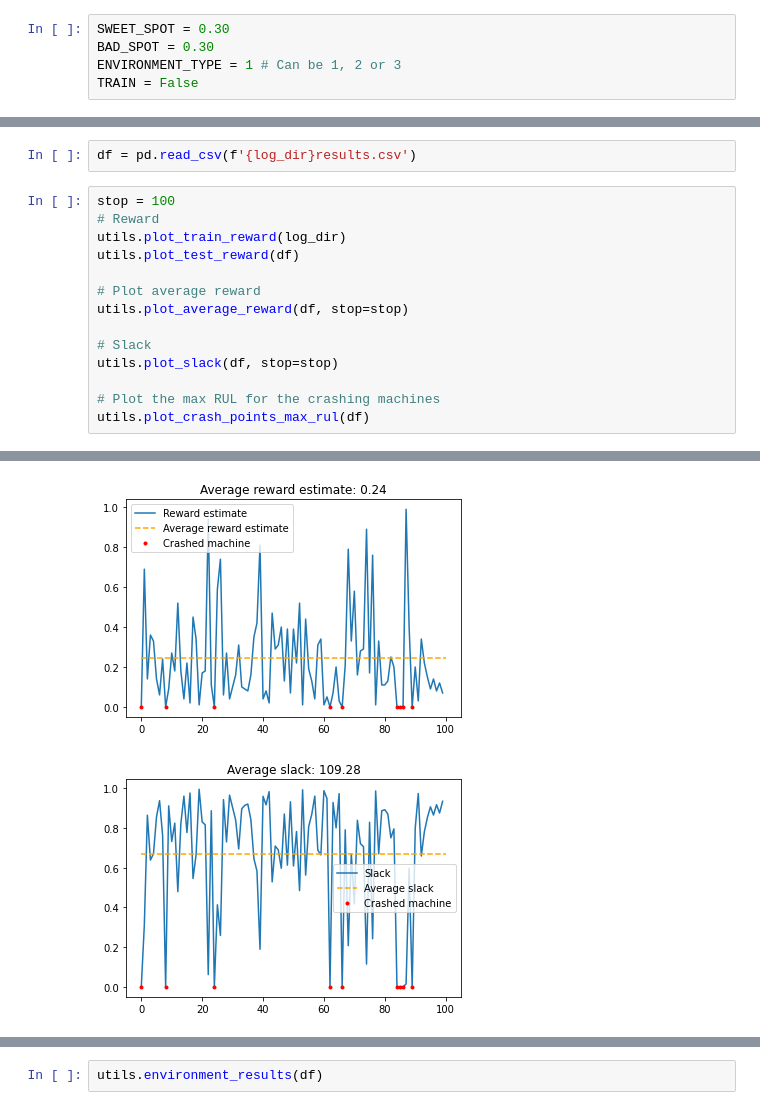
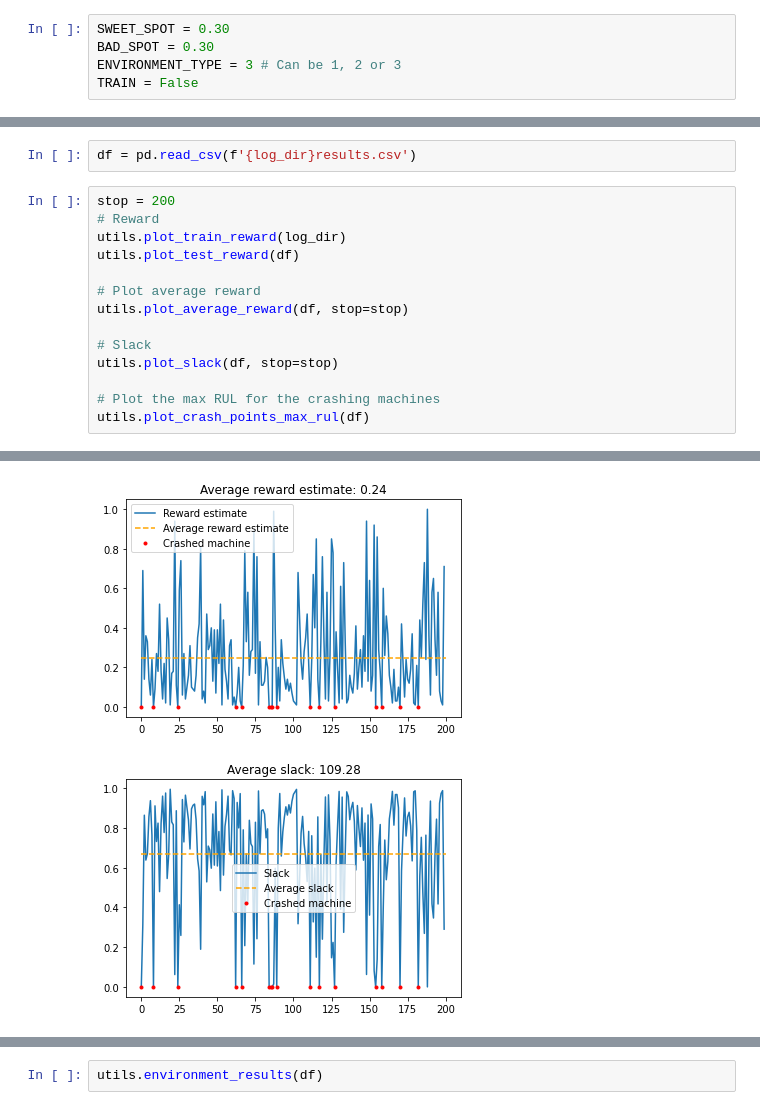
Before and after one commit to olestole/Turbine-RUL-RL, a Jupyter notebook: turbine-rul-rl.ipynb, the cells around one changed output, grey strips where cells are left out. Cells and saved outputs as stored; diff of their text form.

```diff
--- a/turbine-rul-rl.ipynb
+++ b/turbine-rul-rl.ipynb
@@ -16,7 +16,7 @@ import utils
 # %%
 SWEET_SPOT = 0.30
 BAD_SPOT = 0.30
-ENVIRONMENT_TYPE = 1 # Can be 1, 2 or 3
+ENVIRONMENT_TYPE = 3 # Can be 1, 2 or 3
 TRAIN = False
 # %%
 # Create log dir
@@ -221,24 +223,24 @@ log_dir
 # %%
 df = pd.read_csv(f'{log_dir}results.csv')
 # %%
-stop = 100
+stop = 200
 # Reward
 utils.plot_train_reward(log_dir)
 utils.plot_test_reward(df)
 
 # Plot average reward
 utils.plot_average_reward(df, stop=stop)
 
 # Slack
 utils.plot_slack(df, stop=stop)
 
 # Plot the max RUL for the crashing machines
 utils.plot_crash_points_max_rul(df)
 # %% [output]
 [figure]
 [figure]
-[figure, old version]
+[figure, new version]
-[figure, old version]
+[figure, new version]
 [figure]
 # %%
 utils.environment_results(df)
```
Also changed, not shown: parts of 3 cells of this notebook, 3 other files.
